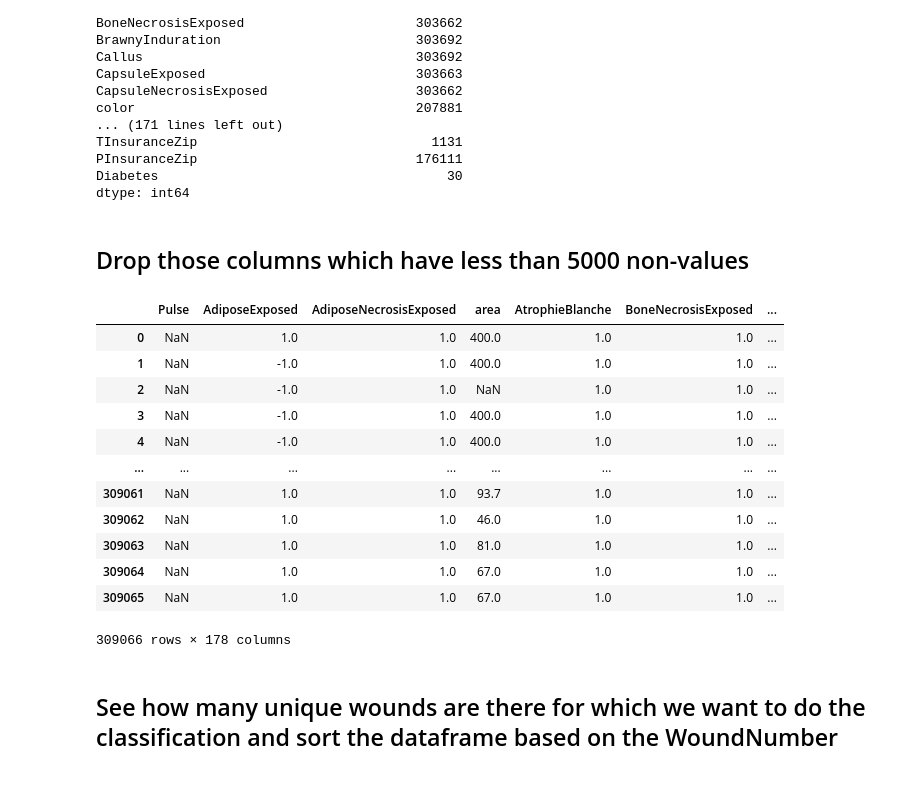
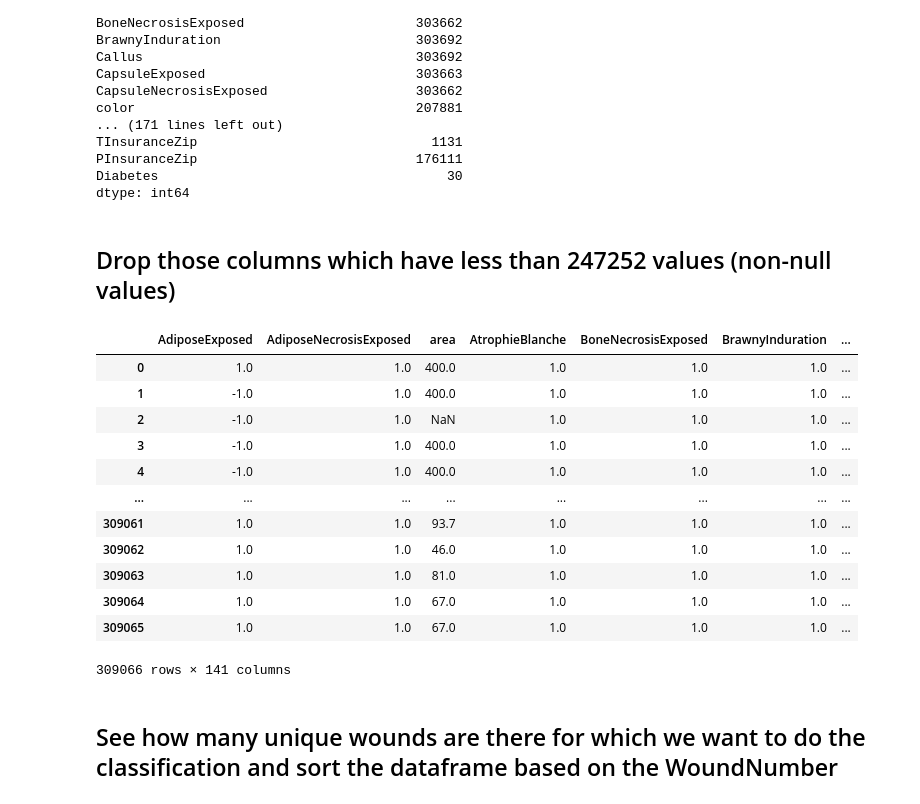
Before and after one commit to iupui-soic/wound-forecast, a Jupyter notebook: Combined_work/Classification/2_Preprocessing_Stage1.ipynb, the cells around one changed output. Saved outputs shown, nothing was run; the diff lists cells and outputs as text; code cells hidden in the pictures.

```diff
--- a/Combined_work/Classification/2_Preprocessing_Stage1.ipynb
+++ b/Combined_work/Classification/2_Preprocessing_Stage1.ipynb
@@ -132,4 +132,4 @@ PInsuranceZip                            176111
 Diabetes                                     30
 dtype: int64
 # %% [markdown]
-## Drop those columns which have less than 5000 non-values
+## Drop those columns which have less than 247252 values (non-null values)
@@ -136,20 +139,20 @@ dtype: int64
 # %%
-woundassessment = woundassessment.dropna(axis=1, thresh=5000)
+woundassessment = woundassessment.dropna(axis=1, thresh=247252)
 woundassessment
 # %% [output]
-|  | Pulse | AdiposeExposed | AdiposeNecrosisExposed | area | AtrophieBlanche | BoneNecrosisExposed | ... |
-| 0 | NaN | 1.0 | 1.0 | 400.0 | 1.0 | 1.0 | ... |
-| 1 | NaN | -1.0 | 1.0 | 400.0 | 1.0 | 1.0 | ... |
-| 2 | NaN | -1.0 | 1.0 | NaN | 1.0 | 1.0 | ... |
-| 3 | NaN | -1.0 | 1.0 | 400.0 | 1.0 | 1.0 | ... |
-| 4 | NaN | -1.0 | 1.0 | 400.0 | 1.0 | 1.0 | ... |
+|  | AdiposeExposed | AdiposeNecrosisExposed | area | AtrophieBlanche | BoneNecrosisExposed | BrawnyInduration | ... |
+| 0 | 1.0 | 1.0 | 400.0 | 1.0 | 1.0 | 1.0 | ... |
+| 1 | -1.0 | 1.0 | 400.0 | 1.0 | 1.0 | 1.0 | ... |
+| 2 | -1.0 | 1.0 | NaN | 1.0 | 1.0 | 1.0 | ... |
+| 3 | -1.0 | 1.0 | 400.0 | 1.0 | 1.0 | 1.0 | ... |
+| 4 | -1.0 | 1.0 | 400.0 | 1.0 | 1.0 | 1.0 | ... |
 | ... | ... | ... | ... | ... | ... | ... | ... |
-| 309061 | NaN | 1.0 | 1.0 | 93.7 | 1.0 | 1.0 | ... |
-| 309062 | NaN | 1.0 | 1.0 | 46.0 | 1.0 | 1.0 | ... |
-| 309063 | NaN | 1.0 | 1.0 | 81.0 | 1.0 | 1.0 | ... |
-| 309064 | NaN | 1.0 | 1.0 | 67.0 | 1.0 | 1.0 | ... |
-| 309065 | NaN | 1.0 | 1.0 | 67.0 | 1.0 | 1.0 | ... |
+| 309061 | 1.0 | 1.0 | 93.7 | 1.0 | 1.0 | 1.0 | ... |
+| 309062 | 1.0 | 1.0 | 46.0 | 1.0 | 1.0 | 1.0 | ... |
+| 309063 | 1.0 | 1.0 | 81.0 | 1.0 | 1.0 | 1.0 | ... |
+| 309064 | 1.0 | 1.0 | 67.0 | 1.0 | 1.0 | 1.0 | ... |
+| 309065 | 1.0 | 1.0 | 67.0 | 1.0 | 1.0 | 1.0 | ... |
-309066 rows × 178 columns
+309066 rows × 141 columns
 # %% [markdown]
 ## See how many unique wounds are there for which we want to do the classification and sort the dataframe based on the WoundNumber
 # %%
```
Also changed, not shown: parts of 32 cells of this notebook.
